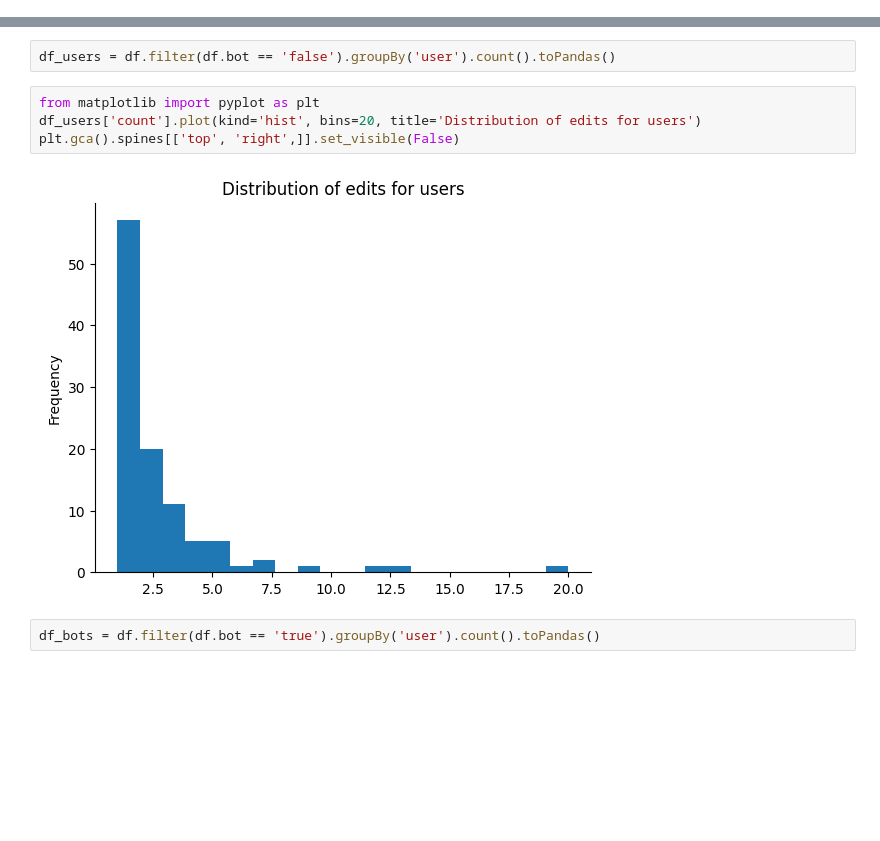
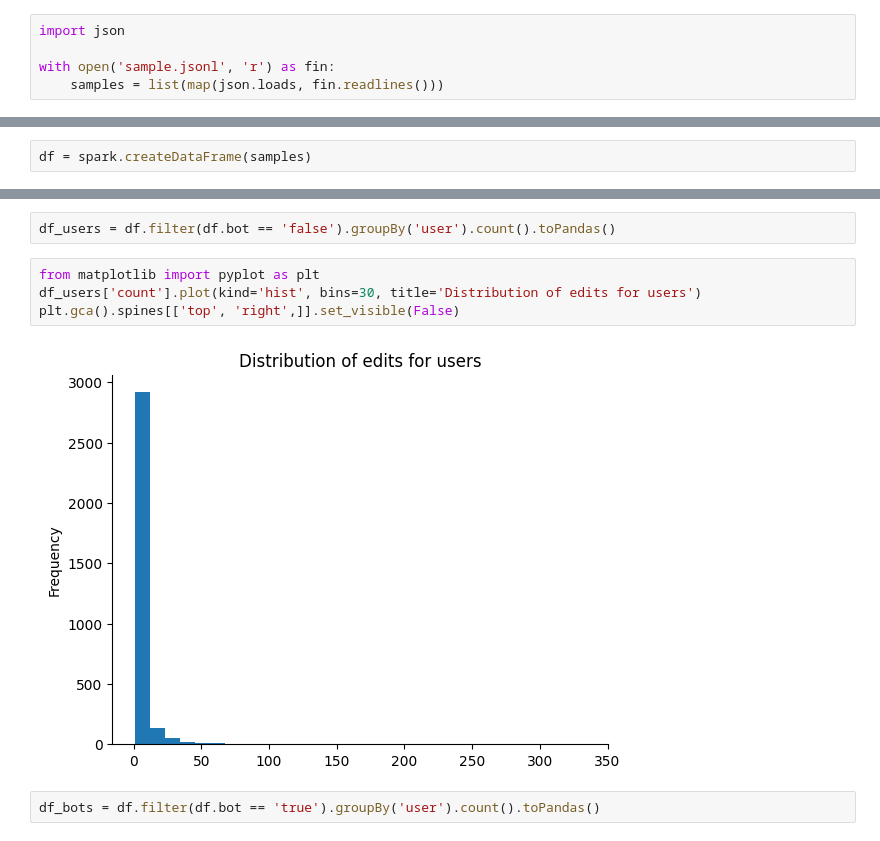
Before and after one commit to shandrayu/mining-massive-databases, a Jupyter notebook: notebooks/project_bot_detection_model.ipynb, the cells around one changed output, grey strips where cells are left out. Saved outputs shown, nothing was run; the diff lists cells and outputs as text; blank space fills up the shorter version.

```diff
--- a/notebooks/project_bot_detection_model.ipynb
+++ b/notebooks/project_bot_detection_model.ipynb
@@ -46 +75,6 @@ import matplotlib.pyplot as plt
+# %%
+import json
+
+with open('sample.jsonl', 'r') as fin:
+    samples = list(map(json.loads, fin.readlines()))
 # %%
@@ -48,3 +82,5 @@ df = spark.read.option("multiline","true").json('/content/changes_enwiki_1000_se
+# %%
+df = spark.createDataFrame(samples)
 # %%
 # df.columns
 # %%
@@ -79,10 +121,10 @@ plt.gca().spines[['top', 'right',]].set_visible(False)
 df_users = df.filter(df.bot == 'false').groupBy('user').count().toPandas()
 # %%
 from matplotlib import pyplot as plt
-df_users['count'].plot(kind='hist', bins=20, title='Distribution of edits for users')
+df_users['count'].plot(kind='hist', bins=30, title='Distribution of edits for users')
 plt.gca().spines[['top', 'right',]].set_visible(False)
 # %% [output]
-[figure, old version]
+[figure, new version]
 # %%
 df_bots = df.filter(df.bot == 'true').groupBy('user').count().toPandas()
 # %%
```
Also changed, not shown: parts of 31 cells of this notebook.
